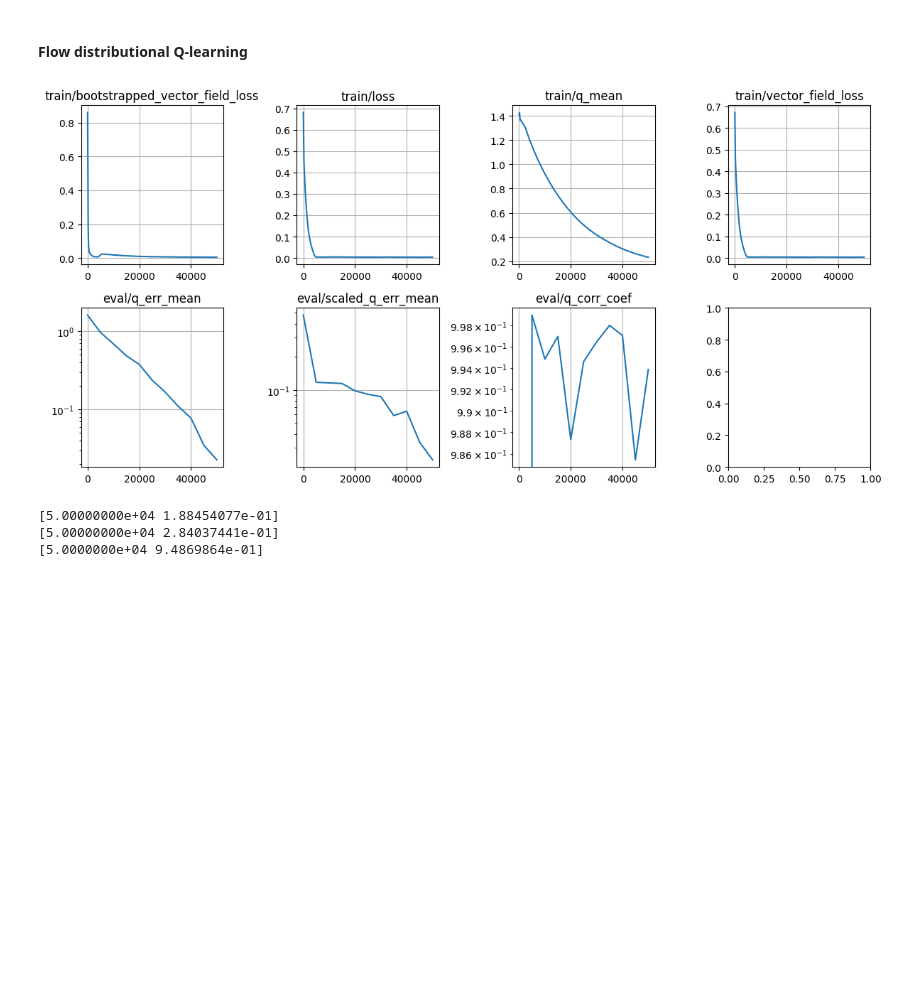
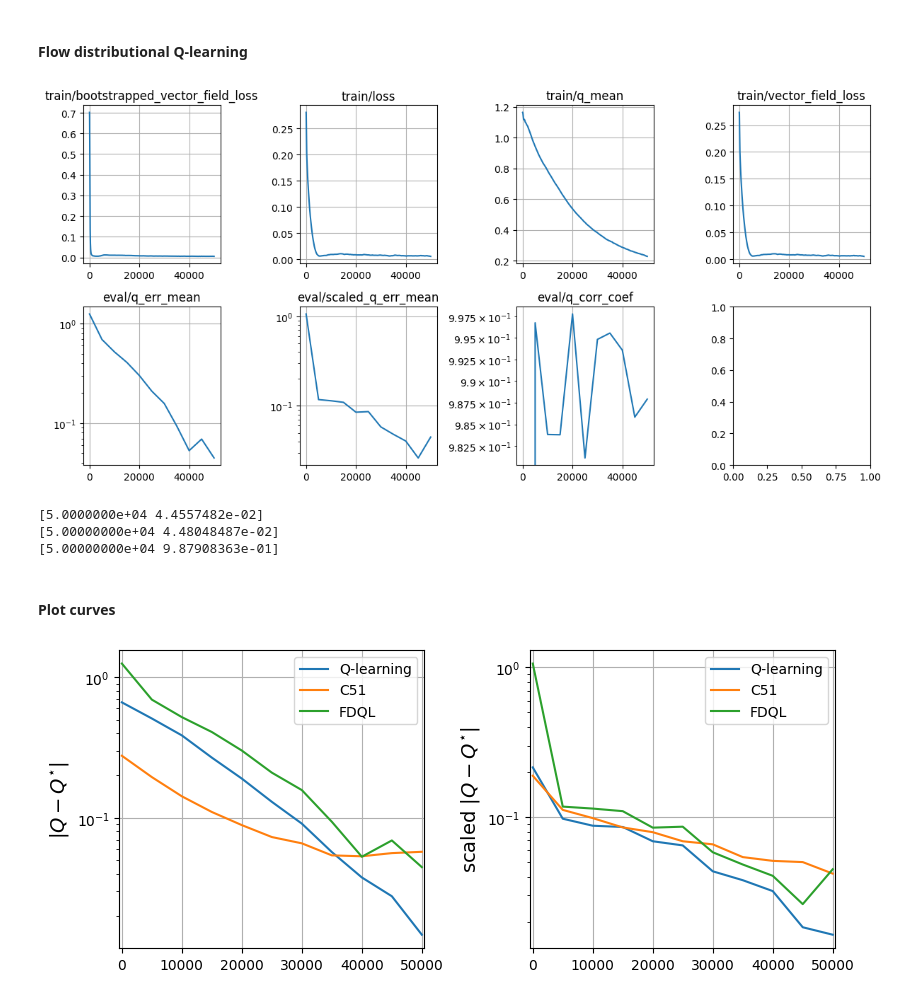
Before and after one commit to chongyi-zheng/ogbench, a Jupyter notebook: notebooks/2025_07_03_RiverSwim_sarsa.ipynb, the cells around one changed output. Saved outputs shown, nothing was run; the diff lists cells and outputs as text; code cells hidden in the pictures; blank space fills up the shorter version.

```diff
--- a/notebooks/2025_07_03_RiverSwim_sarsa.ipynb
+++ b/notebooks/2025_07_03_RiverSwim_sarsa.ipynb
@@ -470,5 +481,7 @@ for i in tqdm.trange(1, num_iterations + 1):
 # %%
-print(metrics['eval/q_err_mean'][-1])
-print(metrics['eval/scaled_q_err_mean'][-1])
-print(metrics['eval/q_corr_coef'][-1])
+c51_metrics = metrics
+
+print(c51_metrics['eval/q_err_mean'][-1])
+print(c51_metrics['eval/scaled_q_err_mean'][-1])
+print(c51_metrics['eval/q_corr_coef'][-1])
 # %% [output]
@@ -648,7 +661,8 @@ def loss_fn(params, target_params, batch, rng):
 
   return loss, info
 
-optimizer = splus(learning_rate=5e-4 * 512 * 2)
+# optimizer = splus(learning_rate=5e-4 * 512 * 2)
+optimizer = optax.adam(learning_rate=5e-4)
 opt_state = optimizer.init(critic_vf_params)
 grad_fn = jax.value_and_grad(loss_fn, has_aux=True)
 
@@ -717,12 +731,52 @@ for i in tqdm.trange(1, num_iterations + 1):
     plt.tight_layout()
     plt.show()
 # %% [output]
-[figure, old version]
+[figure, new version]
-# %%
-print(metrics['eval/q_err_mean'][-1])
-print(metrics['eval/scaled_q_err_mean'][-1])
-print(metrics['eval/q_corr_coef'][-1])
-# %% [output]
-[5.00000000e+04 1.88454077e-01]
-[5.00000000e+04 2.84037441e-01]
-[5.0000000e+04 9.4869864e-01]
+# %%
+# lam = 0.01
+fdql_metrics = metrics
+print(fdql_metrics['eval/q_err_mean'][-1])
+print(fdql_metrics['eval/scaled_q_err_mean'][-1])
+print(fdql_metrics['eval/q_corr_coef'][-1])
+# %% [output]
+[5.0000000e+04 4.4557482e-02]
+[5.00000000e+04 4.48048487e-02]
+[5.00000000e+04 9.87908363e-01]
+# %% [markdown]
+#### Plot curves
+# %%
+fig, axes = plt.subplots(1, 2, figsize=(8, 3.2))
+
+metric_name = 'eval/q_err_mean'
+ax = axes[0]
+for algo, metrics in zip(['Q-learning', 'C51', 'FDQL'], [q_learning_metrics, c51_metrics, fdql_metrics]):
+    metrcs_arr = np.asarray(metrics[metric_name])
+    l, = ax.plot(metrcs_arr[:, 0], metrcs_arr[:, 1], label=algo, zorder=3)
+ax.set_ylabel(r'$| Q - Q^{\star} |$', fontsize=14)
+ax.set_xlim([-4e2, 5e4 + 4e2])
+ax.set_yscale('log')
+ax.legend()
+ax.grid(zorder=3)
+
+
+metric_name = 'eval/scaled_q_err_mean'
+ax = axes[1]
+for algo, metrics in zip(['Q-learning', 'C51', 'FDQL'], [q_learning_metrics, c51_metrics, fdql_metrics]):
+    metrcs_arr = np.asarray(metrics[metric_name])
+    l, = ax.plot(metrcs_arr[:, 0], metrcs_arr[:, 1], label=algo, zorder=3)
+ax.set_ylabel(r'scaled $| Q - Q^{\star} |$', fontsize=14)
+ax.set_xlim([-4e2, 5e4 + 4e2])
+ax.set_yscale('log')
+ax.legend()
+
+# ax.set_ylim([-5, 120 + 5])
+# ax.set_yticks([0, 120])
+# ax.yaxis.set_minor_locator(MultipleLocator(100))
+ax.grid(zorder=3)
+
+fig.tight_layout(rect=(-0.026, -0.06, 1.02, 1.04))  # rect = (left, bottom, right, top), default: (0, 0, 1, 1)
+# filepath = "/u/cz8792/research/ogbench/plot_scripts/figures/convergence_speed_ablation_lc.pdf"
+# fig.savefig(filepath, dpi=150, bbox_inches="tight")
+plt.show()
+# %% [output]
+[figure, added]
```
Also changed, not shown: parts of 6 cells of this notebook.
